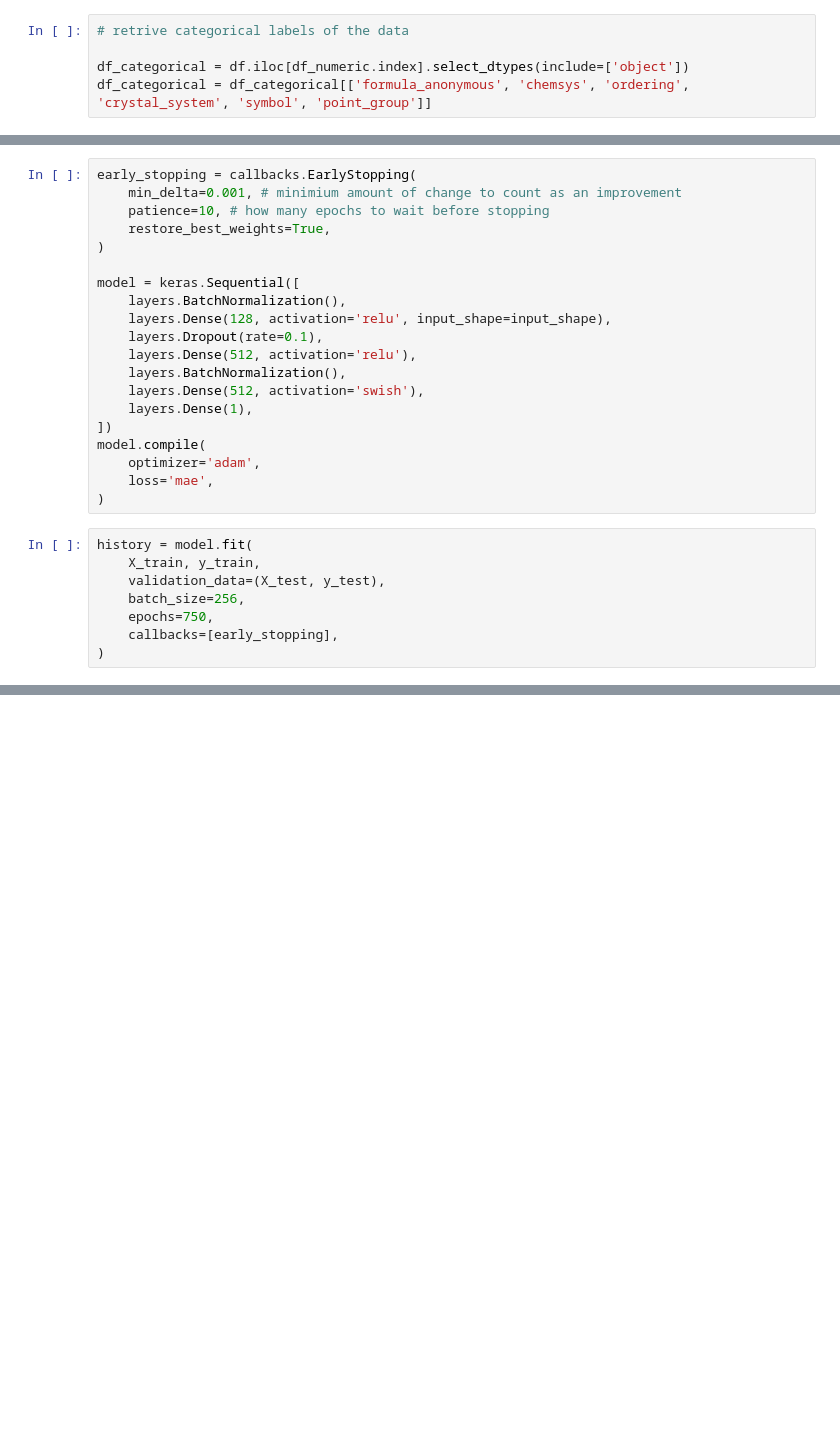
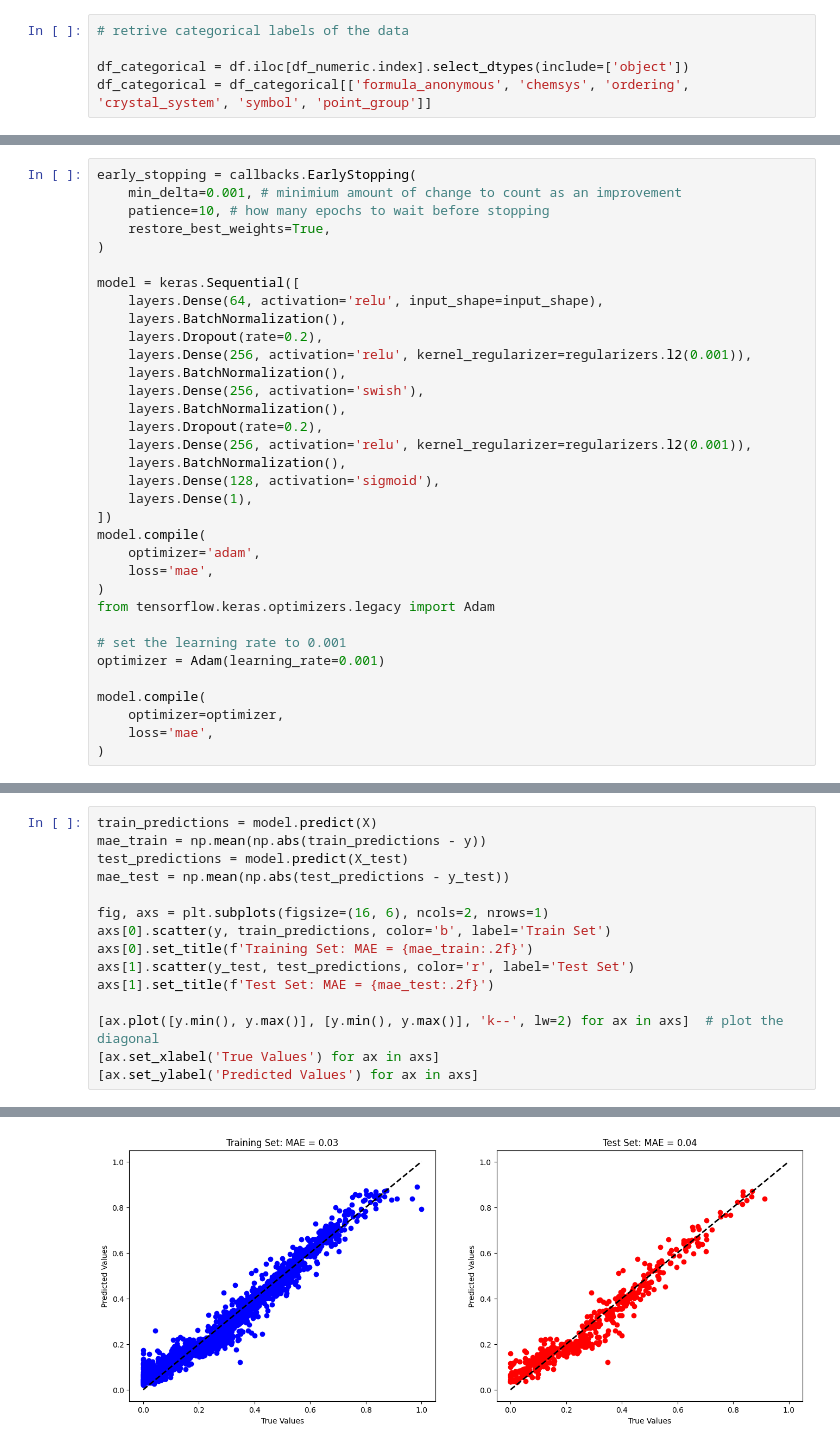
Before and after one commit to chu-k/ml-sandbox, a Jupyter notebook: notebooks/tf.ipynb, the cells around one changed output, grey strips where cells are left out. Saved outputs shown, nothing was run; the diff lists cells and outputs as text; blank space fills up the shorter version.

```diff
--- a/notebooks/tf.ipynb
+++ b/notebooks/tf.ipynb
@@ -119,23 +128,29 @@ early_stopping = callbacks.EarlyStopping(
 )
 
 model = keras.Sequential([
+    layers.Dense(64, activation='relu', input_shape=input_shape),
     layers.BatchNormalization(),
-    layers.Dense(128, activation='relu', input_shape=input_shape),
-    layers.Dropout(rate=0.1),
-    layers.Dense(512, activation='relu'),
+    layers.Dropout(rate=0.2),
+    layers.Dense(256, activation='relu', kernel_regularizer=regularizers.l2(0.001)),
     layers.BatchNormalization(),
-    layers.Dense(512, activation='swish'),
+    layers.Dense(256, activation='swish'),
+    layers.BatchNormalization(),
+    layers.Dropout(rate=0.2),
+    layers.Dense(256, activation='relu', kernel_regularizer=regularizers.l2(0.001)),
+    layers.BatchNormalization(),
+    layers.Dense(128, activation='sigmoid'),
     layers.Dense(1),
 ])
 model.compile(
     optimizer='adam',
     loss='mae',
 )
+from tensorflow.keras.optimizers.legacy import Adam
+
+# set the learning rate to 0.001
+optimizer = Adam(learning_rate=0.001)
+
+model.compile(
+    optimizer=optimizer,
+    loss='mae',
+)
-# %%
-history = model.fit(
-    X_train, y_train,
-    validation_data=(X_test, y_test),
-    batch_size=256,
-    epochs=750,
-    callbacks=[early_stopping],
-)
@@ -177,0 +194,16 @@ Text(0.5, 1.0, 'MAE: 1089.707 eV')
+# %%
+train_predictions = model.predict(X)
+mae_train = np.mean(np.abs(train_predictions - y))
+test_predictions = model.predict(X_test)
+mae_test = np.mean(np.abs(test_predictions - y_test))
+
+fig, axs = plt.subplots(figsize=(16, 6), ncols=2, nrows=1)
+axs[0].scatter(y, train_predictions, color='b', label='Train Set')
+axs[0].set_title(f'Training Set: MAE = {mae_train:.2f}')
+axs[1].scatter(y_test, test_predictions, color='r', label='Test Set')
+axs[1].set_title(f'Test Set: MAE = {mae_test:.2f}')
+
+[ax.plot([y.min(), y.max()], [y.min(), y.max()], 'k--', lw=2) for ax in axs]  # plot the diagonal
+[ax.set_xlabel('True Values') for ax in axs]
+[ax.set_ylabel('Predicted Values') for ax in axs]
+# %% [output]
@@ -177,0 +213 @@ Text(0.5, 1.0, 'MAE: 1089.707 eV')
+[figure, added]
```
Also changed, not shown: parts of 13 cells of this notebook, 1 other file.
